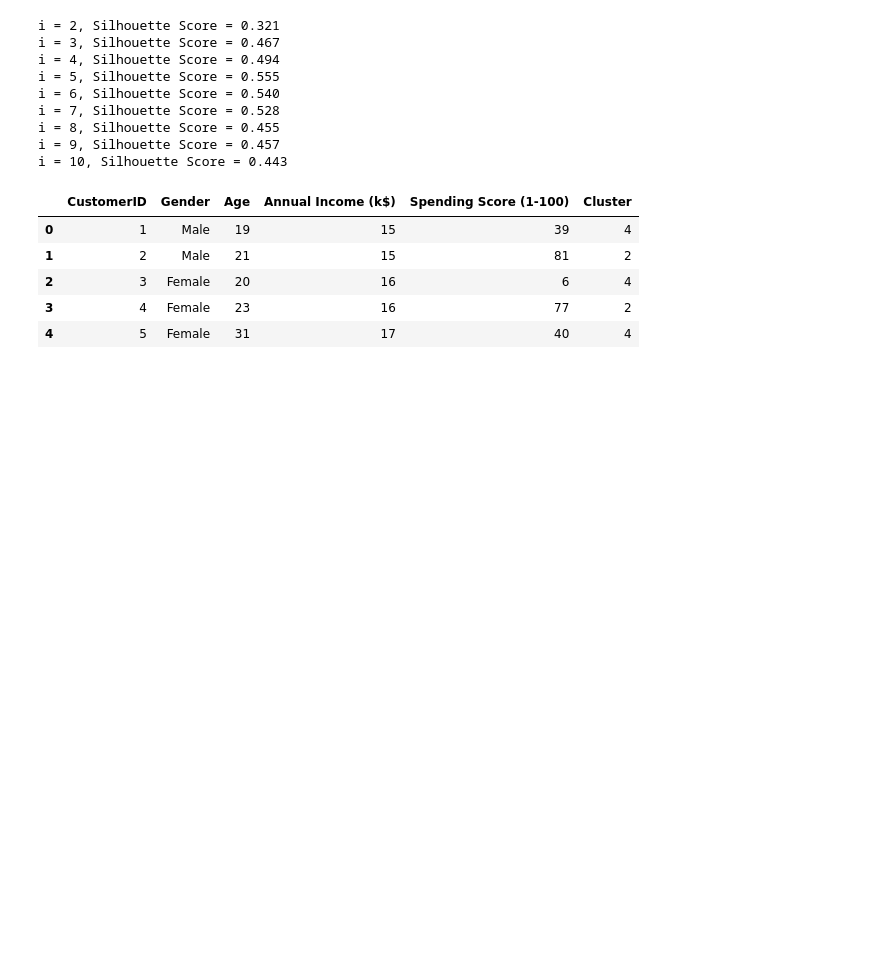
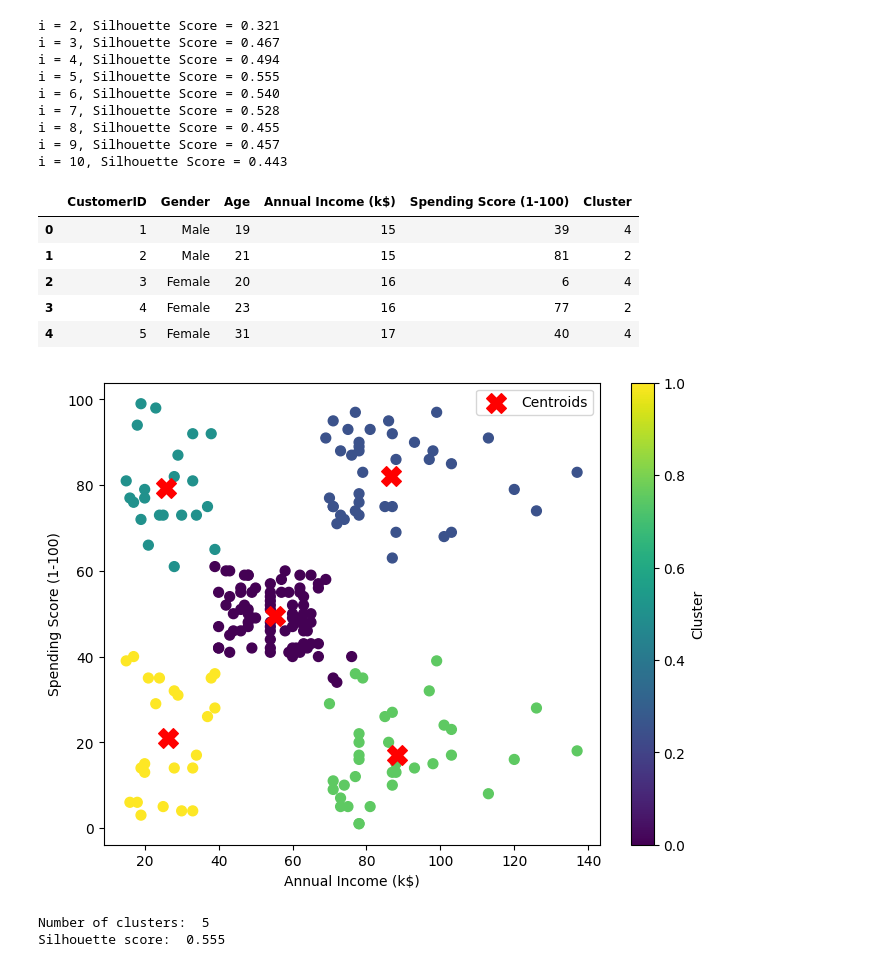
Before and after one commit to krishnacharitha02/Customer-Segmentation, a Jupyter notebook: kmeans_exp1.ipynb, the cells around one changed output. Cells and saved outputs as stored; diff of their text form; code cells hidden in the pictures; blank space fills up the shorter version.

```diff
--- a/kmeans_exp1.ipynb
+++ b/kmeans_exp1.ipynb
@@ -63,3 +63,22 @@ df.head()
 | 4 | 5 | Female | 31 | 17 | 40 | 4 |
 # %%
 #Visualize K-Means cluster
+centroids = scaler.inverse_transform(kmeans.cluster_centers_)
+plt.figure(figsize=(8, 6))
+plt.scatter(df["Annual Income (k$)"], df["Spending Score (1-100)"], c=df["Cluster"], cmap="viridis", s=50)
+plt.scatter(centroids[:, 0], centroids[:, 1], c="red", marker="X", s=200, label="Centroids")
+plt.xlabel("Annual Income (k$)")
+plt.ylabel("Spending Score (1-100)")
+plt.legend()
+plt.colorbar(label="Cluster")
+plt.show()
+# %% [output]
+[figure, added]
+# %%
+#Calculating silhoutte score
+score = silhouette_score(X_scale, df["Cluster"])
+print("Number of clusters: ", i)
+print("Silhouette score: ", round(score, 3))
+# %% [output]
+Number of clusters:  5
+Silhouette score:  0.555
```
Also changed, not shown: parts of 2 cells of this notebook, 1 other file.
